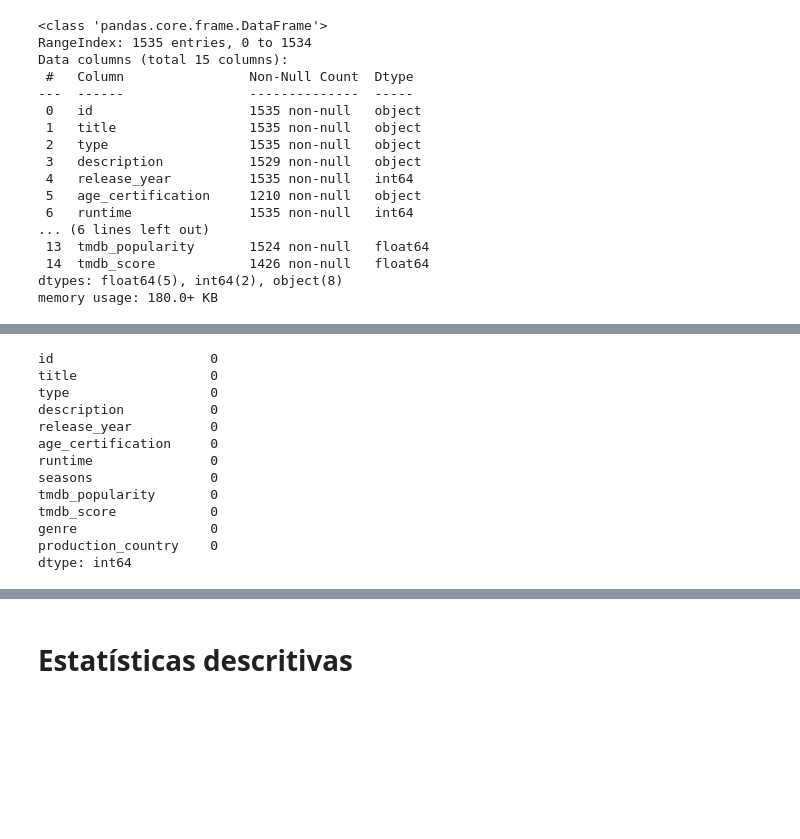
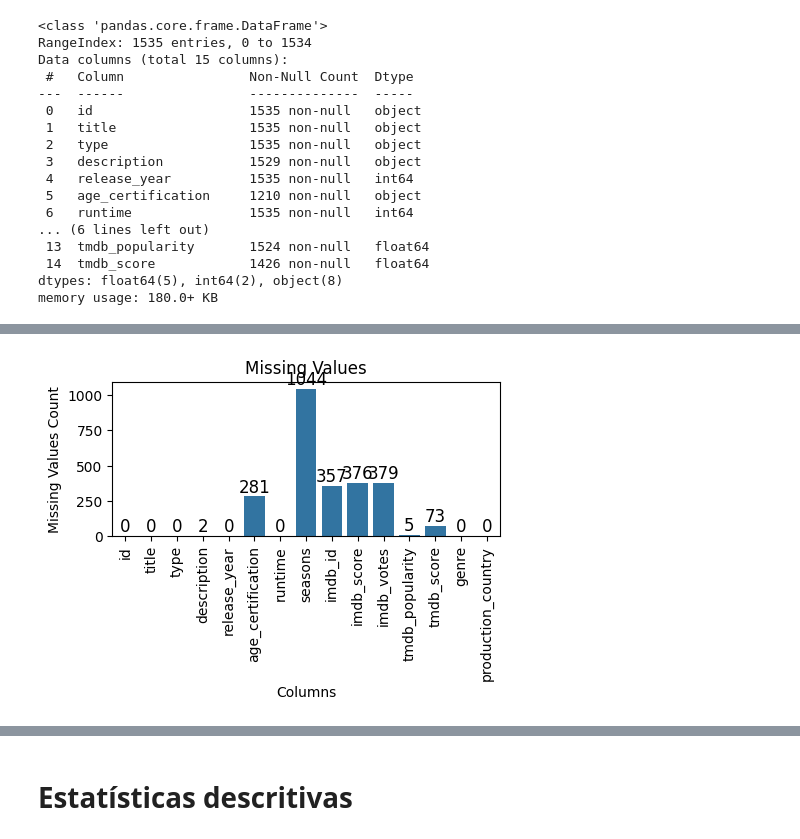
Before and after one commit to BiancaLaurindo/disney_recommendation, a Jupyter notebook: disney_plus_recommedation.ipynb, the cells around one changed output, grey strips where cells are left out. Saved outputs shown, nothing was run; the diff lists cells and outputs as text; code cells hidden in the pictures; blank space fills up the shorter version.

```diff
--- a/disney_plus_recommedation.ipynb
+++ b/disney_plus_recommedation.ipynb
@@ -172,8 +84,0 @@ plt.show()
-# %%
-disney_plus_edw['seasons'] = disney_plus_edw['seasons'].fillna(0)
-disney_plus_edw['tmdb_score'] = disney_plus_edw['tmdb_score'].fillna(0)
-disney_plus_edw['tmdb_popularity'] = disney_plus_edw['tmdb_popularity'].fillna(0)
-# %%
-disney_plus_edw = disney_plus_edw.dropna(subset=['description']) # Remove rows NULL
-# %%
-disney_plus_edw = disney_plus_edw.drop(columns=['imdb_score','imdb_votes','imdb_id']) # remove columns with missing values outliers
@@ -460,17 +201,28 @@ For example, when doing 'df[col].method(value, inplace=True)', try using 'df.met
-# %%
-# Verificar a quantidade de valores nulos em cada coluna
-print( df_encoded.isna().sum())
-# %% [output]
-id                    0
-title                 0
-type                  0
-description           0
-release_year          0
-age_certification     0
-runtime               0
-seasons               0
-tmdb_popularity       0
-tmdb_score            0
-genre                 0
-production_country    0
-dtype: int64
+# %%
+missing_values_count = disney_plus_edw_cleaned.isnull().sum()
+
+# Configura o tamanho da figura
+plt.figure(figsize=(5, 2))
+
+# Cria o gráfico de barras
+sns.barplot(x=missing_values_count.index, y=missing_values_count)
+
+# Adiciona título ao gráfico
+plt.title("Missing Values")
+
+# Configurações adicionais para o eixo x, eixo y e rotação dos rótulos no eixo x
+plt.xlabel("Columns")
+plt.ylabel("Missing Values Count")
+plt.xticks(rotation=90)
+
+# Adiciona os valores numéricos acima das barras
+ax = plt.gca()
+for p in ax.patches:
+    height = p.get_height()
+    ax.text(p.get_x() + p.get_width()/2., height + 2,
+            int(height), fontsize=12, ha='center', va='bottom')
+
+# Exibe o gráfico
+plt.show()
+# %% [output]
+[figure, added]
```
Also changed, not shown: parts of 47 cells of this notebook.
